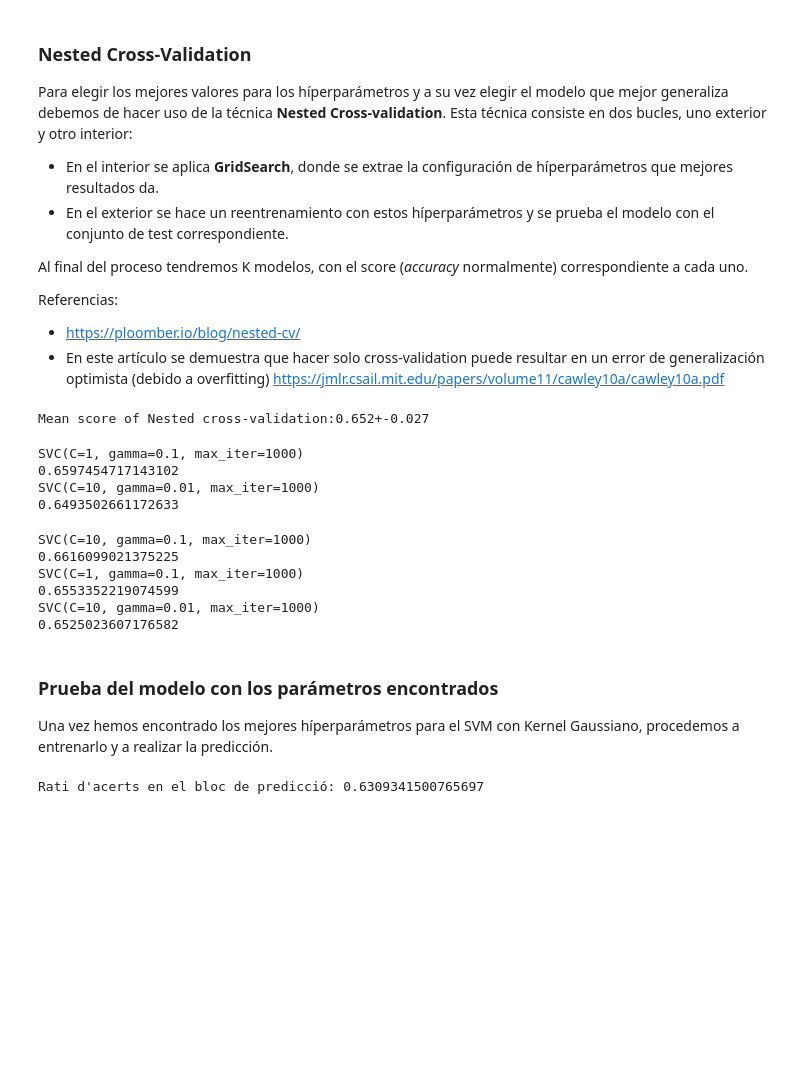
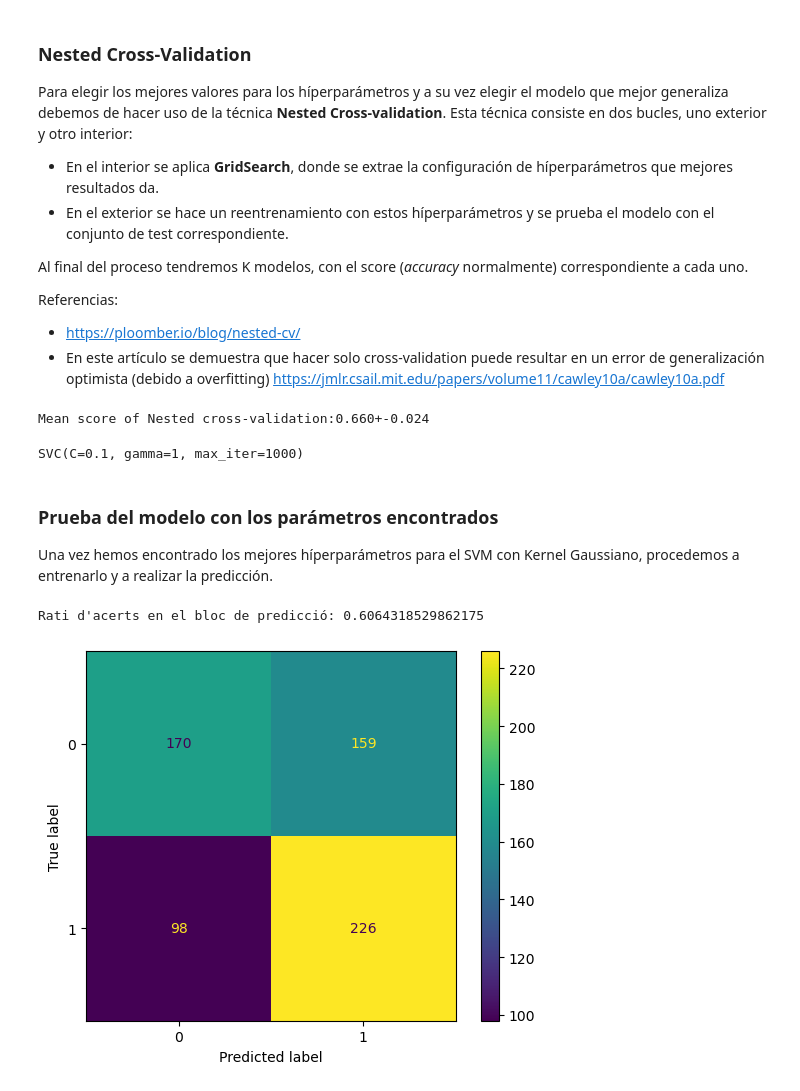
Before and after one commit to JaumeJulia/aprenentatge_automatic_2223, a Jupyter notebook: Practica1/Documentacion.ipynb, the cells around one changed output. Drawn from its saved outputs; the diff is of its cells as text; code cells hidden in the pictures; blank space fills up the shorter version.

```diff
--- a/Practica1/Documentacion.ipynb
+++ b/Practica1/Documentacion.ipynb
@@ -89,18 +97,19 @@ def isVocal(c):
 #gotAccent?
 def gotAccent(word):
     #List containing all possible accentuated chars from Catalan
-    accentuatedChars=[ord('à'),ord('è'),ord('é'),ord('í'),ord('ò'),ord('ó'),ord('ú')]
+    ocurrences=[ord('à'),ord('è'),ord('é'),ord('í'),ord('ò'),ord('ó'),ord('ú')]
     for c in word:
-        if ord(c) in accentuatedChars:
+        if ord(c) in ocurrences:
             return 1
     return 0
+#DoubleVocal?
 def doubleVocal(word):
     ocurrences=["aa","ee","ii","oo","uu"]
     for oc in ocurrences:
         if word.find(oc)!=-1:
             return 1
     return 0
-
+#Does it have an english consonant cluster?
 def enCC(word):
     ocurrences=["sch","spl","shr","squ","thr","spr","scr","sph","th","tw","sw","sk","sm"]
     for oc in ocurrences:
@@ -207,12 +225,13 @@ test_score=cross_val_score(search,X_train,y_train,cv=outer_cv,n_jobs=-1)
 print(f"Mean score of Nested cross-validation:"f"{test_score.mean():.3f}+-{test_score.std():.3f}")
 #print(f"The best estimator is:"f"{search.best_estimator_}")
 # %% [output]
-Mean score of Nested cross-validation:0.652+-0.027
+Mean score of Nested cross-validation:0.660+-0.024
 # %%
 #CrossValidation
 inner_cv_man=StratifiedKFold(n_splits=3, shuffle=True)
 outer_cv_man=StratifiedKFold(n_splits=5, shuffle=True)
-
+best_models = []
+best_scores = []
 #GridSearch definition
 search=GridSearchCV(estimator=SVM_rbf,cv=inner_cv,param_grid=hyper_grid,scoring="accuracy",n_jobs=-1)
 aux_X=X_train.to_numpy()
@@ -222,38 +241,37 @@ for train, test in outer_cv_man.split(aux_X,aux_y):
     X_train_cv, y_train_cv = aux_X[train], aux_y[train]
     X_test_cv, y_test_cv = aux_X[test], aux_y[test]
     modelo = search.fit(X_train_cv, y_train_cv)
-
-    print(modelo.best_estimator_)
-
-    print(modelo.best_score_)
+    best_models.append(modelo.best_estimator_)
+    best_scores.append(modelo.best_score_)
-# %% [output]
-SVC(C=1, gamma=0.1, max_iter=1000)
-0.6597454717143102
-SVC(C=10, gamma=0.01, max_iter=1000)
-0.6493502661172633
-SVC(C=10, gamma=0.1, max_iter=1000)
-0.6616099021375225
-SVC(C=1, gamma=0.1, max_iter=1000)
-0.6553352219074599
-SVC(C=10, gamma=0.01, max_iter=1000)
-0.6525023607176582
+# %%
+#Escogemos el mejor modelo obtenido del Nested Cross-validation
+modeloExperimento_1 = best_models[best_scores.index(max(best_scores))]
+print(modeloExperimento_1)
+# %% [output]
+SVC(C=0.1, gamma=1, max_iter=1000)
 # %% [markdown]
 ### Prueba del modelo con los parámetros encontrados
 
 Una vez hemos encontrado los mejores híperparámetros para el SVM con Kernel Gaussiano, procedemos a entrenarlo y a realizar la predicción.
 # %%
 #Definition of SVM with best hyperparamters
-SVM_rbf=SVC(kernel="rbf",C=0.1,max_iter=1000)
 
-#Train Model with Train set
-SVM_rbf.fit(X_train,y_train)
+#Re-train Model with Train set
+modeloExperimento_1.fit(X_train,y_train)
 
 #Predict with X_test
-y_predicted=SVM_rbf.predict(X_test)
+y_predicted=modeloExperimento_1.predict(X_test)
 differences=y_predicted-y_test
 errors = np.count_nonzero(differences)
 
 #Print results
 print(f'Rati d\'acerts en el bloc de predicció: {(len(y_predicted)-errors)/len(y_predicted)}')
+
+#Confussion Matrix
+cm=confusion_matrix(y_test,y_predicted, labels=modeloExperimento_1.classes_)
+disp= ConfusionMatrixDisplay(confusion_matrix=cm,display_labels=modeloExperimento_1.classes_)
+disp.plot()
+plt.show()
 # %% [output]
-Rati d'acerts en el bloc de predicció: 0.6309341500765697
+Rati d'acerts en el bloc de predicció: 0.6064318529862175
+[figure, added]
```
Also changed, not shown: parts of 7 cells of this notebook, 1 other file.
